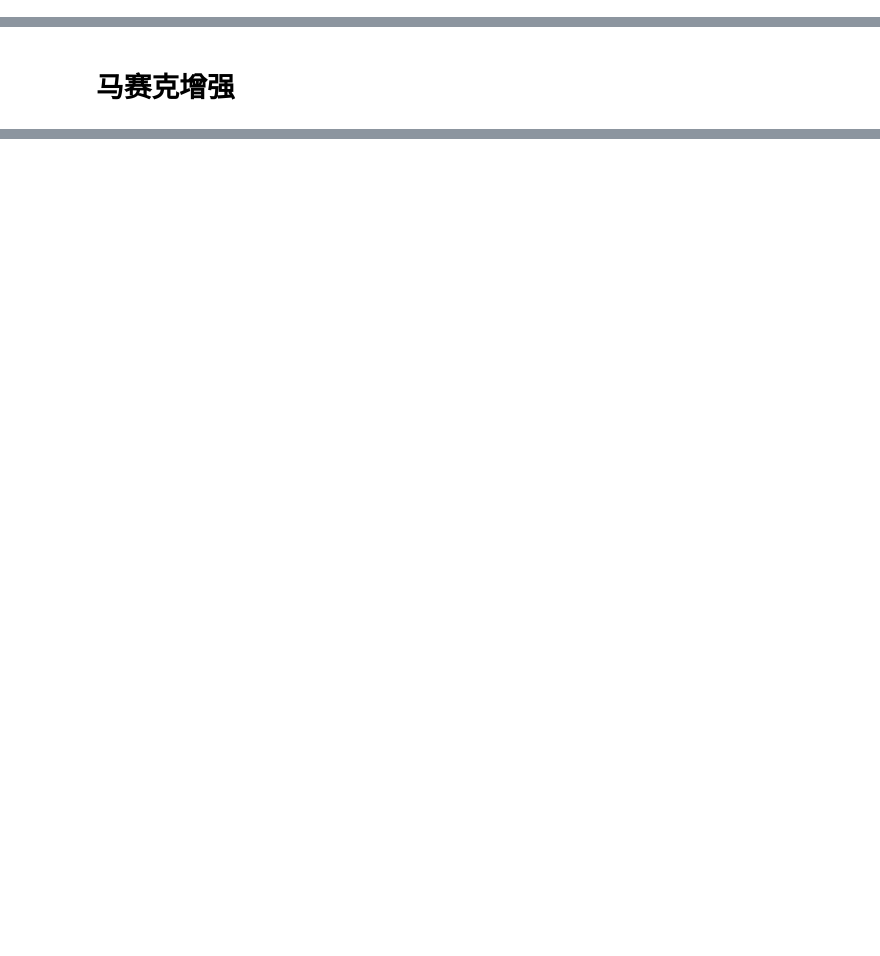
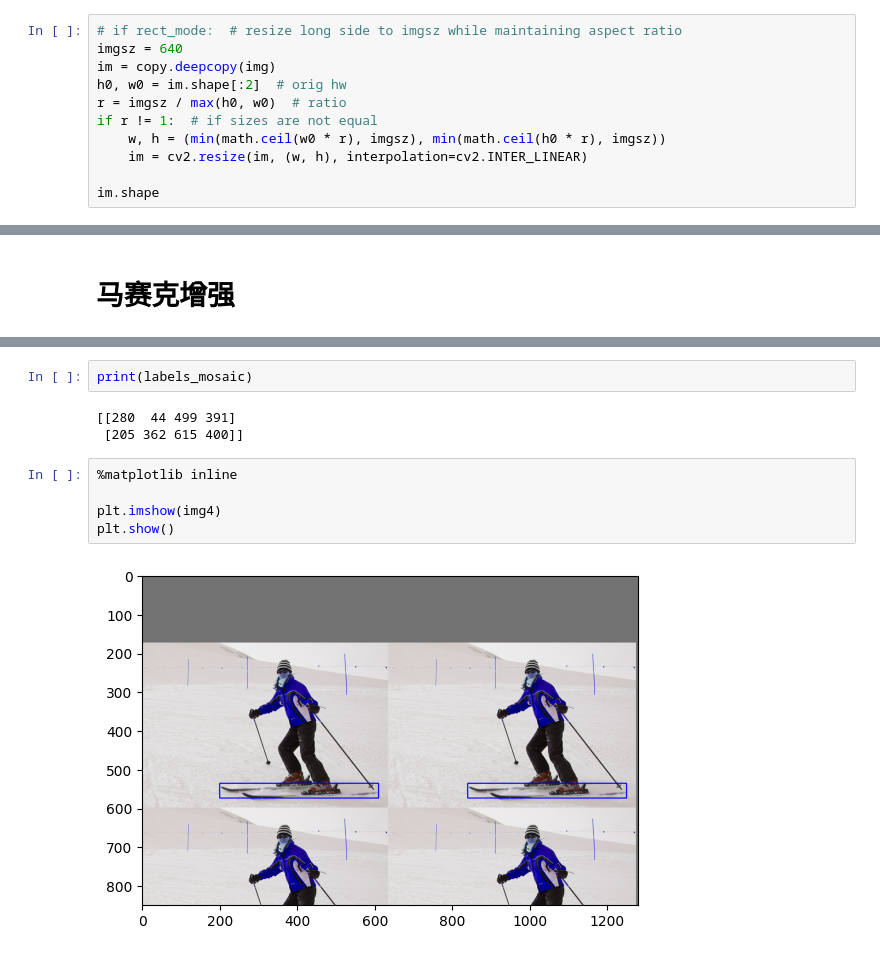
Before and after one commit to KkkQqq11/deeplearning, a Jupyter notebook: data augmentation.ipynb, the cells around one changed output, grey strips where cells are left out. Cells and saved outputs as stored; diff of their text form; blank space fills up the shorter version.

```diff
--- a/data augmentation.ipynb
+++ b/data augmentation.ipynb
@@ -211,0 +212,11 @@ plt.show()
+# %%
+# if rect_mode:  # resize long side to imgsz while maintaining aspect ratio
+imgsz = 640
+im = copy.deepcopy(img)
+h0, w0 = im.shape[:2]  # orig hw
+r = imgsz / max(h0, w0)  # ratio
+if r != 1:  # if sizes are not equal
+    w, h = (min(math.ceil(w0 * r), imgsz), min(math.ceil(h0 * r), imgsz))
+    im = cv2.resize(im, (w, h), interpolation=cv2.INTER_LINEAR)
+
+im.shape
@@ -213,0 +281,12 @@ plt.show()
+# %%
+print(labels_mosaic)
+# %% [output]
+[[280  44 499 391]
+ [205 362 615 400]]
+# %%
+%matplotlib inline
+
+plt.imshow(img4)
+plt.show()
+# %% [output]
+[figure, added]
```
Also changed, not shown: parts of 12 cells of this notebook.
